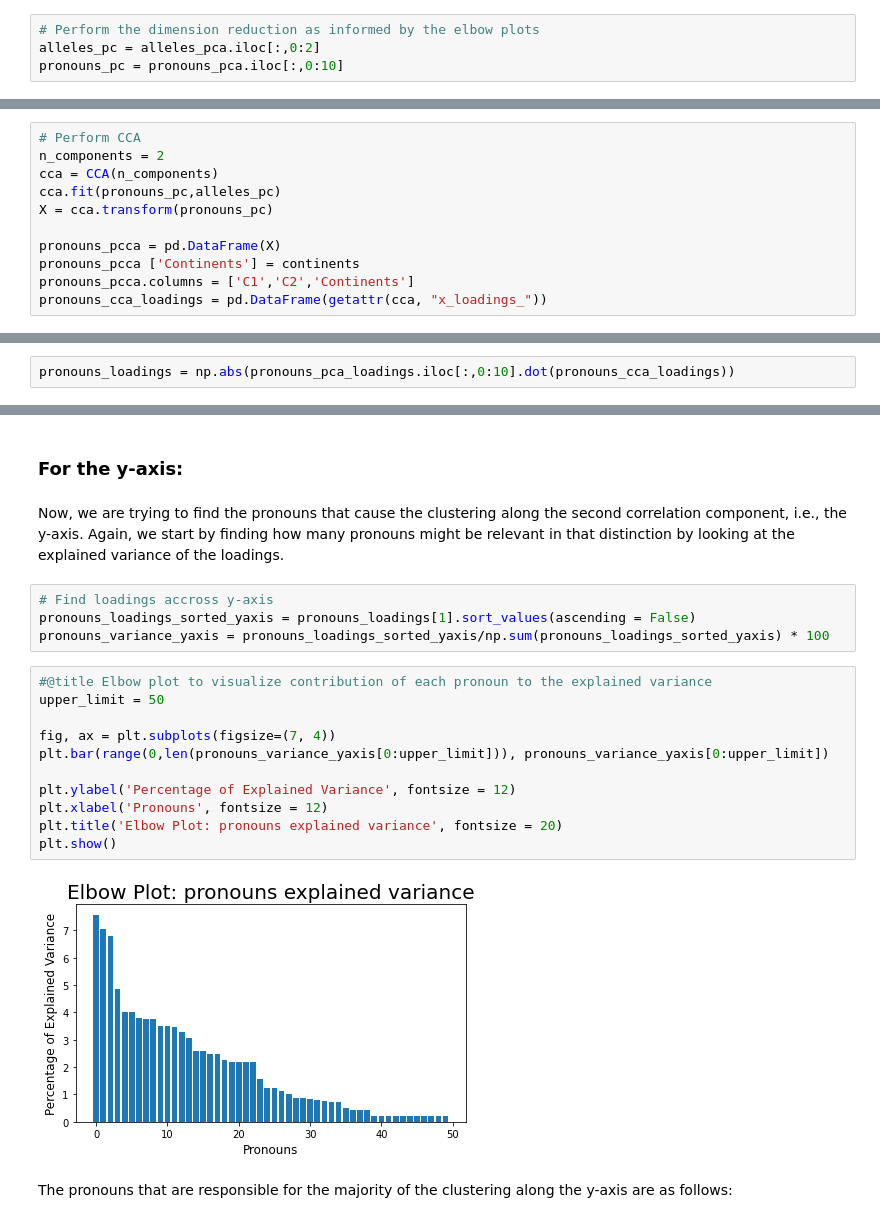
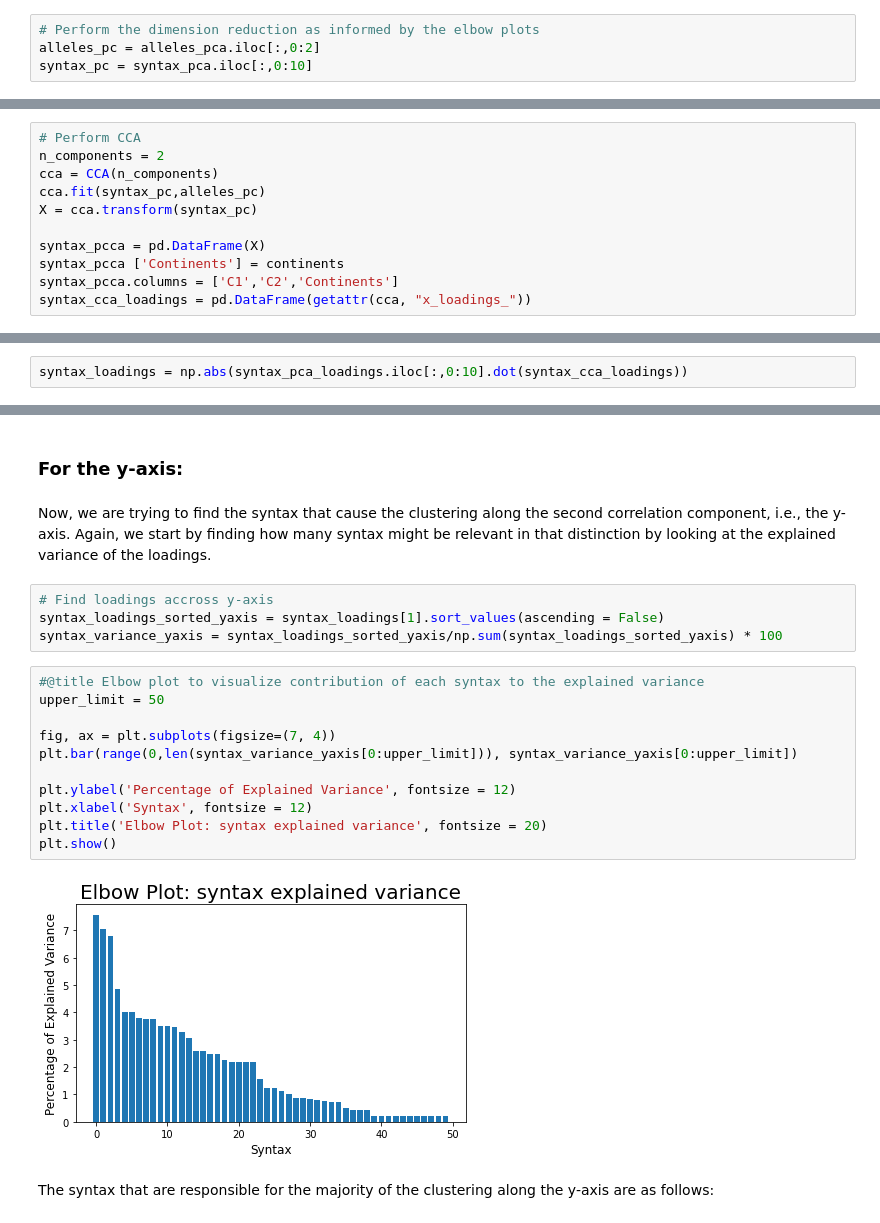
Before and after one commit to camoalon/language_genes, a Jupyter notebook: syntaxRuhlen_PCCA.ipynb, the cells around one changed output, grey strips where cells are left out. Drawn from its saved outputs; the diff is of its cells as text.

```diff
--- a/syntaxRuhlen_PCCA.ipynb
+++ b/syntaxRuhlen_PCCA.ipynb
@@ -111,5 +105,5 @@ On the left, the elbow plot for the alleles seems to suggest that 2 principal co
 # %%
 # Perform the dimension reduction as informed by the elbow plots
 alleles_pc = alleles_pca.iloc[:,0:2]
-pronouns_pc = pronouns_pca.iloc[:,0:10]
+syntax_pc = syntax_pca.iloc[:,0:10]
 # %% [markdown]
@@ -118,13 +112,13 @@ We find the CCA projection given the pronoun and the allele dataset, and we use
 # Perform CCA
 n_components = 2
 cca = CCA(n_components)
-cca.fit(pronouns_pc,alleles_pc)
-X = cca.transform(pronouns_pc)
+cca.fit(syntax_pc,alleles_pc)
+X = cca.transform(syntax_pc)
 
-pronouns_pcca = pd.DataFrame(X)
-pronouns_pcca ['Continents'] = continents
-pronouns_pcca.columns = ['C1','C2','Continents']
-pronouns_cca_loadings = pd.DataFrame(getattr(cca, "x_loadings_"))
+syntax_pcca = pd.DataFrame(X)
+syntax_pcca ['Continents'] = continents
+syntax_pcca.columns = ['C1','C2','Continents']
+syntax_cca_loadings = pd.DataFrame(getattr(cca, "x_loadings_"))
 # %%
 #@title PCCA projection of the data and their corresponding clusters
 
@@ -401,3 +395,3 @@ This operation is computed bellow and stored in pronouns_loadings.
 # %%
-pronouns_loadings = np.abs(pronouns_pca_loadings.iloc[:,0:10].dot(pronouns_cca_loadings))
+syntax_loadings = np.abs(syntax_pca_loadings.iloc[:,0:10].dot(syntax_cca_loadings))
 # %% [markdown]
@@ -462,24 +456,24 @@ plt.savefig('sanity_check_x.pdf')
 # %% [markdown]
 ### For the y-axis:
 # %% [markdown]
-Now, we are trying to find the pronouns that cause the clustering along the second correlation component, i.e., the y-axis. Again, we start by finding how many pronouns might be relevant in that distinction by looking at the explained variance of the loadings.
+Now, we are trying to find the syntax that cause the clustering along the second correlation component, i.e., the y-axis. Again, we start by finding how many syntax might be relevant in that distinction by looking at the explained variance of the loadings.
 # %%
 # Find loadings accross y-axis
-pronouns_loadings_sorted_yaxis = pronouns_loadings[1].sort_values(ascending = False)
-pronouns_variance_yaxis = pronouns_loadings_sorted_yaxis/np.sum(pronouns_loadings_sorted_yaxis) * 100
+syntax_loadings_sorted_yaxis = syntax_loadings[1].sort_values(ascending = False)
+syntax_variance_yaxis = syntax_loadings_sorted_yaxis/np.sum(syntax_loadings_sorted_yaxis) * 100
 # %%
-#@title Elbow plot to visualize contribution of each pronoun to the explained variance
+#@title Elbow plot to visualize contribution of each syntax to the explained variance
 upper_limit = 50
 
 fig, ax = plt.subplots(figsize=(7, 4))
-plt.bar(range(0,len(pronouns_variance_yaxis[0:upper_limit])), pronouns_variance_yaxis[0:upper_limit])
+plt.bar(range(0,len(syntax_variance_yaxis[0:upper_limit])), syntax_variance_yaxis[0:upper_limit])
 
 plt.ylabel('Percentage of Explained Variance', fontsize = 12)
-plt.xlabel('Pronouns', fontsize = 12)
-plt.title('Elbow Plot: pronouns explained variance', fontsize = 20)
+plt.xlabel('Syntax', fontsize = 12)
+plt.title('Elbow Plot: syntax explained variance', fontsize = 20)
 plt.show()
 # %% [output]
-[figure, old version]
+[figure, new version]
 # %% [markdown]
-The pronouns that are responsible for the majority of the clustering along the y-axis are as follows:
+The syntax that are responsible for the majority of the clustering along the y-axis are as follows:
 # %%
```
Also changed, not shown: parts of 35 cells of this notebook.
